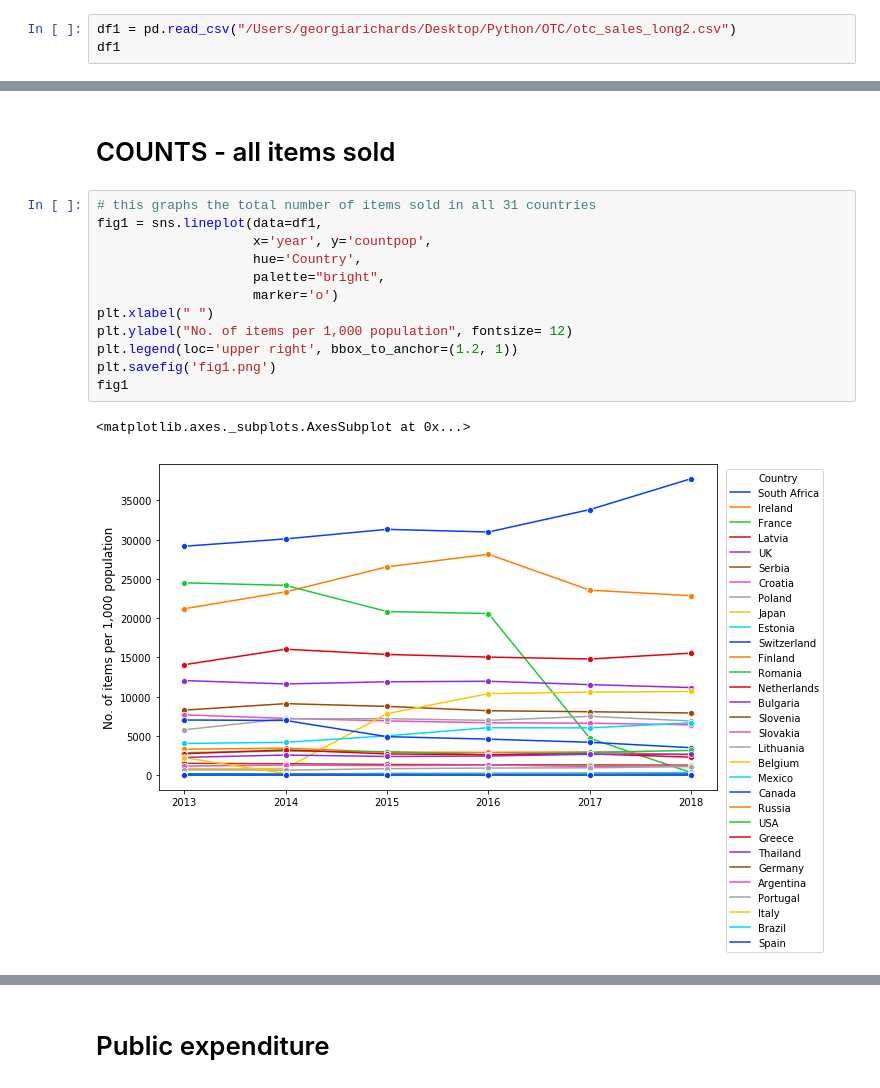
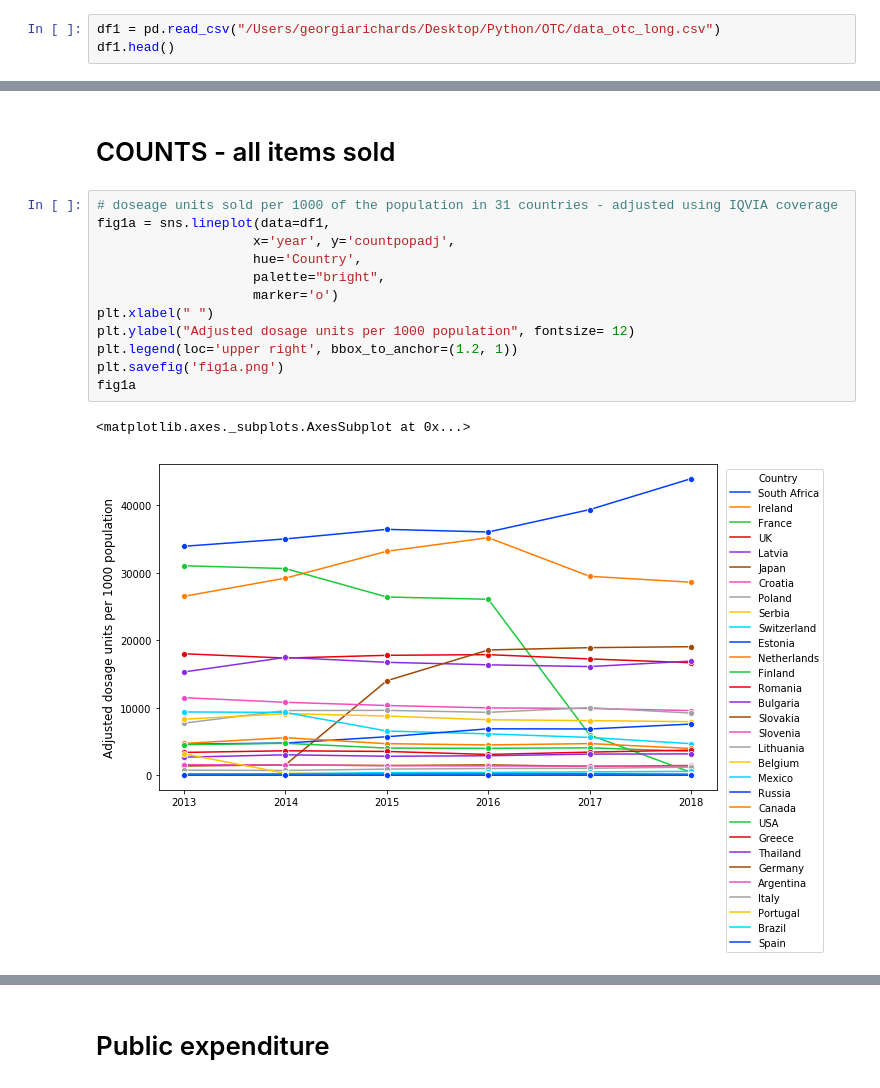
Before and after one commit to georgiarichards/otc_codeine, a Jupyter notebook: figures_otc.ipynb, the cells around one changed output, grey strips where cells are left out. Cells and saved outputs as stored; diff of their text form.

```diff
--- a/figures_otc.ipynb
+++ b/figures_otc.ipynb
@@ -11,6 +11,6 @@ import matplotlib.pyplot as plt
 # %% [markdown]
 # Import data
 # %%
-df1 = pd.read_csv("/Users/georgiarichards/Desktop/Python/OTC/otc_sales_long2.csv")
-df1
+df1 = pd.read_csv("/Users/georgiarichards/Desktop/Python/OTC/data_otc_long.csv")
+df1.head()
 # %% [output]
@@ -76,20 +60,20 @@ plt.rcParams["figure.figsize"] = fig_size
 # %% [markdown]
 # COUNTS - all items sold
 # %%
-# this graphs the total number of items sold in all 31 countries
-fig1 = sns.lineplot(data=df1,
-                    x='year', y='countpop',
+# doseage units sold per 1000 of the population in 31 countries - adjusted using IQVIA coverage
+fig1a = sns.lineplot(data=df1,
+                    x='year', y='countpopadj',
                     hue='Country',
                     palette="bright",
                     marker='o')
 plt.xlabel(" ")
-plt.ylabel("No. of items per 1,000 population", fontsize= 12)
+plt.ylabel("Adjusted dosage units per 1000 population", fontsize= 12)
 plt.legend(loc='upper right', bbox_to_anchor=(1.2, 1))
-plt.savefig('fig1.png')
-fig1
+plt.savefig('fig1a.png')
+fig1a
 # %% [output]
 <matplotlib.axes._subplots.AxesSubplot at 0x...>
-[figure, old version]
+[figure, new version]
 # %%
 # Now I drop countries ranked 9-31 to graph the top 8 countries for sales volumes
 df2 = df1
```
Also changed, not shown: parts of 19 cells of this notebook, 4 other files.
